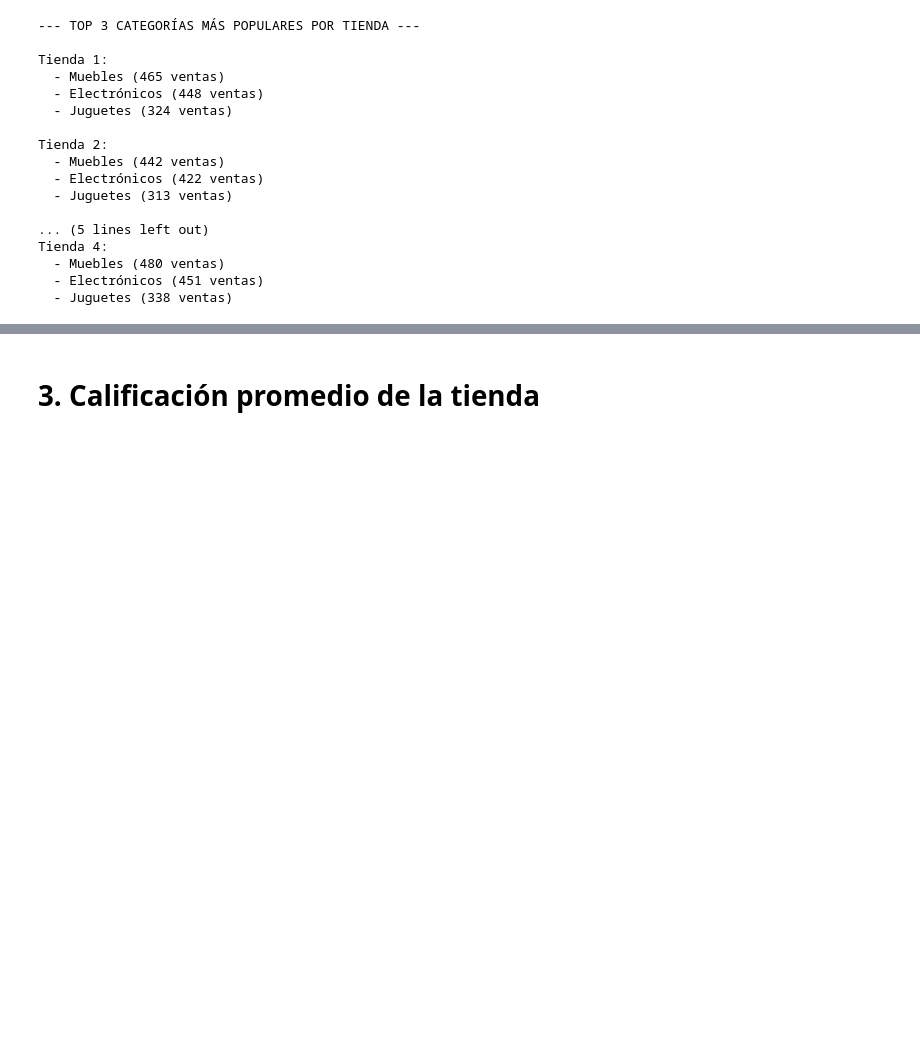
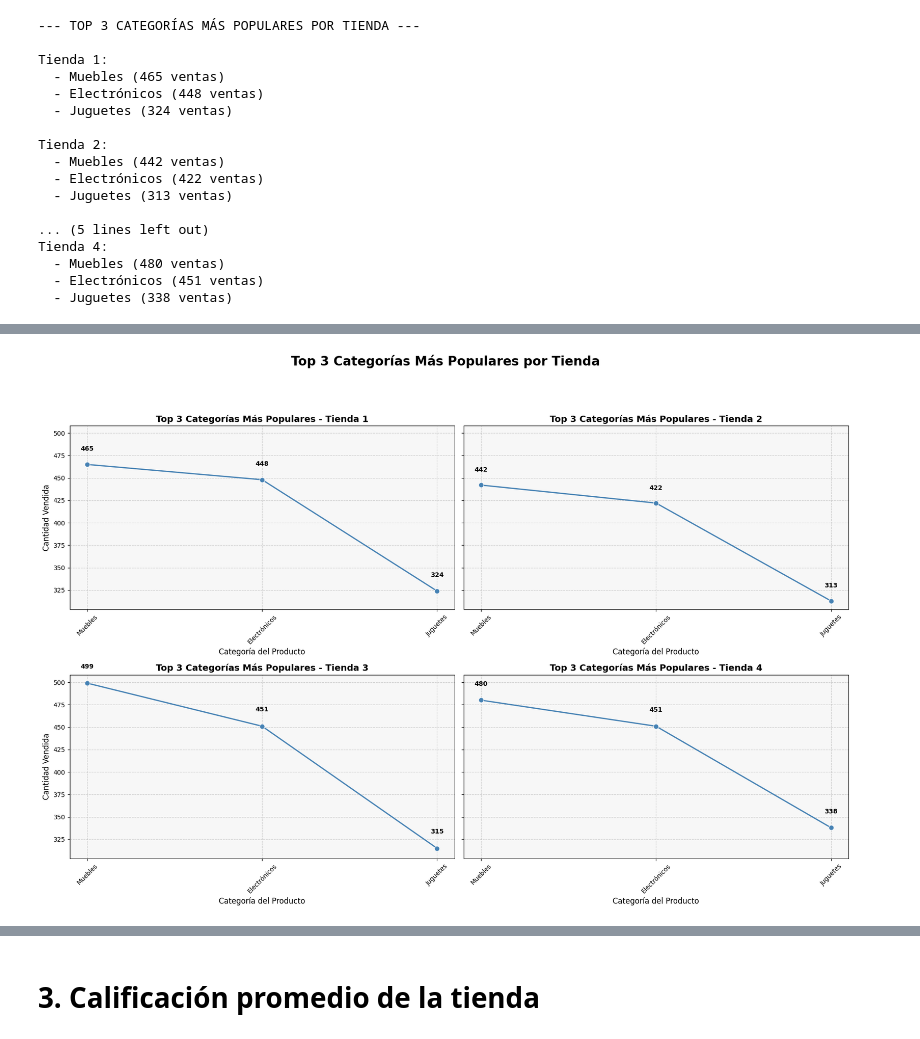
Before and after one commit to jfacabreran/Allura-Store, a Jupyter notebook: AluraStoreLatam.ipynb, the cells around one changed output, grey strips where cells are left out. Drawn from its saved outputs; the diff is of its cells as text; code cells hidden in the pictures; blank space fills up the shorter version.

```diff
--- a/AluraStoreLatam.ipynb
+++ b/AluraStoreLatam.ipynb
@@ -188 +138,82 @@ plt.show()
+# %%
+import matplotlib.pyplot as plt
+import seaborn as sns
+import pandas as pd
+
+url = "https://raw.githubusercontent.com/alura-es-cursos/challenge1-data-science-latam/refs/heads/main/base-de-datos-challenge1-latam/tienda_1%20.csv"
+url2 = "https://raw.githubusercontent.com/alura-es-cursos/challenge1-data-science-latam/refs/heads/main/base-de-datos-challenge1-latam/tienda_2.csv"
+url3 = "https://raw.githubusercontent.com/alura-es-cursos/challenge1-data-science-latam/refs/heads/main/base-de-datos-challenge1-latam/tienda_3.csv"
+url4 = "https://raw.githubusercontent.com/alura-es-cursos/challenge1-data-science-latam/refs/heads/main/base-de-datos-challenge1-latam/tienda_4.csv"
+
+tienda = pd.read_csv(url)
+tienda2 = pd.read_csv(url2)
+tienda3 = pd.read_csv(url3)
+tienda4 = pd.read_csv(url4)
+
+dfs = {
+    'Tienda 1': tienda,
+    'Tienda 2': tienda2,
+    'Tienda 3': tienda3,
+    'Tienda 4': tienda4
+}
+
+num_top_categories = 3
+
+# Creamos una lista para almacenar los top 3 de cada tienda
+top_categories_data = []
+
+for nombre, df in dfs.items():
+    # value_counts() cuenta las ocurrencias, nlargest() toma las N mayores
+    top_categories = df['Categoría del Producto'].value_counts().nlargest(num_top_categories).reset_index()
+    top_categories.columns = ['Categoría del Producto', 'Cantidad Vendida']
+    top_categories['Tienda'] = nombre
+    top_categories_data.append(top_categories)
+
+# Concatenamos todos los DataFrames en uno solo
+df_top_categories = pd.concat(top_categories_data, ignore_index=True)
+
+# Crear los gráficos de líneas facetados (uno por tienda)
+fig, axes = plt.subplots(nrows=2, ncols=2, figsize=(18, 12), sharey=True) # Increased figure size for better readability
+axes = axes.flatten() # Flatten the 2x2 array of axes for easy iteration
+
+plt.suptitle('Top 3 Categorías Más Populares por Tienda', y=1.02, fontsize=20, fontweight='bold') # Larger suptitle
+
+for i, nombre_tienda in enumerate(df_top_categories['Tienda'].unique()):
+    df_store = df_top_categories[df_top_categories['Tienda'] == nombre_tienda]
+    ax = axes[i]
+
+    sns.lineplot(
+        data=df_store,
+        x='Categoría del Producto',
+        y='Cantidad Vendida',
+        marker='o', # Add markers to points
+        ax=ax, # Specify the subplot axis
+        color='steelblue', # Explicitly set a single color to avoid palette warning and make consistent
+        linewidth=2, # Make line a bit thicker
+        markersize=8, # Make markers a bit larger
+        legend=False
+    )
+
+    # Añadir el número de ventas en cada punto de la línea
+    for x_val, y_val, label_val in zip(df_store['Categoría del Producto'], df_store['Cantidad Vendida'], df_store['Cantidad Vendida']):
+        ax.text(x_val, y_val + (df_store['Cantidad Vendida'].max() * 0.03), # Slightly increased vertical offset
+                f'{label_val}',
+                color='black',
+                ha='center',
+                va='bottom',
+                fontsize=10,
+                fontweight='bold') # Make labels bold
+
+    ax.set_title(f'Top 3 Categorías Más Populares - {nombre_tienda}', fontsize=14, fontweight='bold') # Larger, bold subplot title
+    ax.set_xlabel('Categoría del Producto', fontsize=12) # Larger x-label
+    ax.set_ylabel('Cantidad Vendida', fontsize=12) # Larger y-label
+    ax.tick_params(axis='x', rotation=45, labelsize=10) # Set x-tick label size
+    ax.tick_params(axis='y', labelsize=10) # Set y-tick label size
+    ax.grid(True, linestyle='--', alpha=0.6) # Slightly reduced alpha for grid
+    ax.set_facecolor('#f7f7f7') # Light grey background for professional look
+
+plt.tight_layout(rect=[0, 0, 1, 0.96]) # Adjusted rect to accommodate larger suptitle
+plt.show()
+# %% [output]
+[figure, added]
 # %% [markdown]
```
Also changed, not shown: parts of 34 cells of this notebook, 1 other file.
